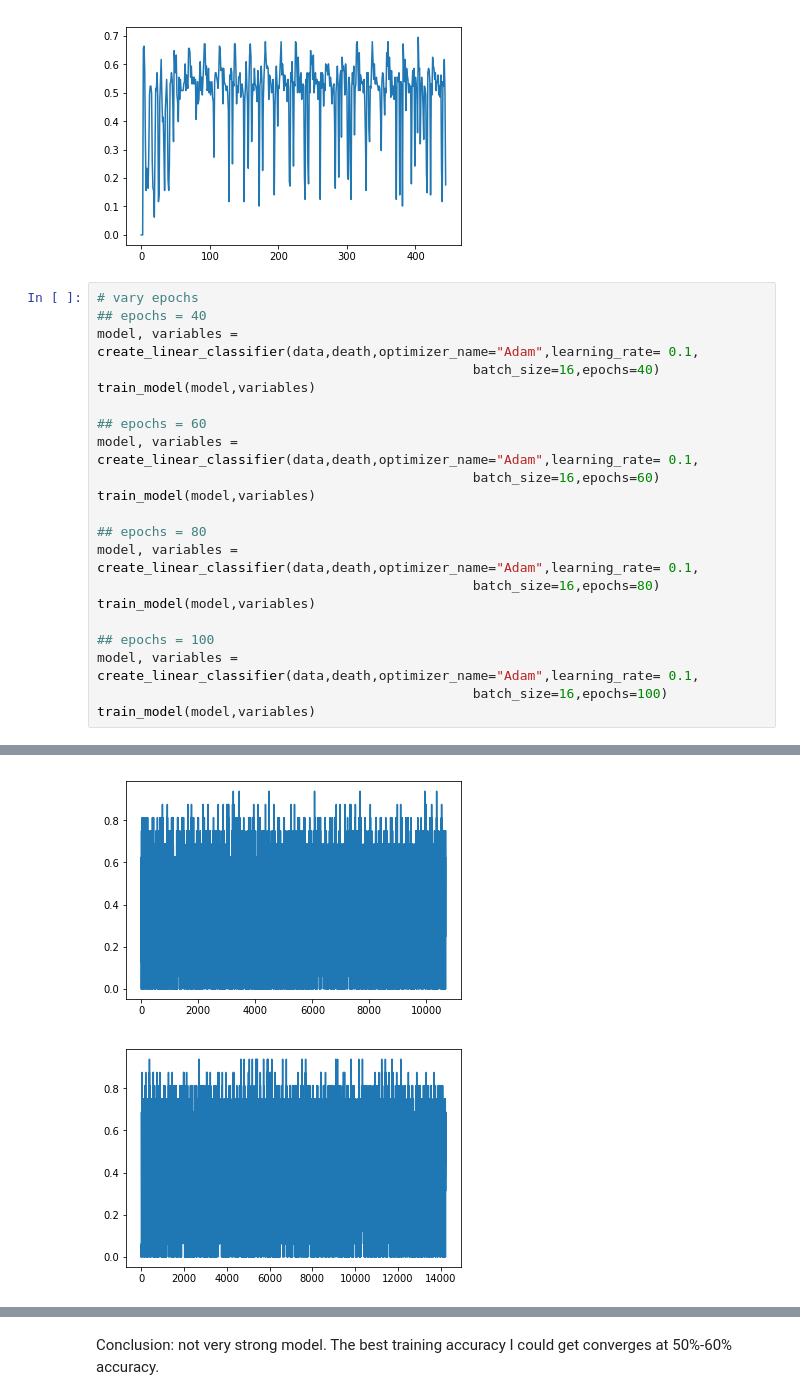
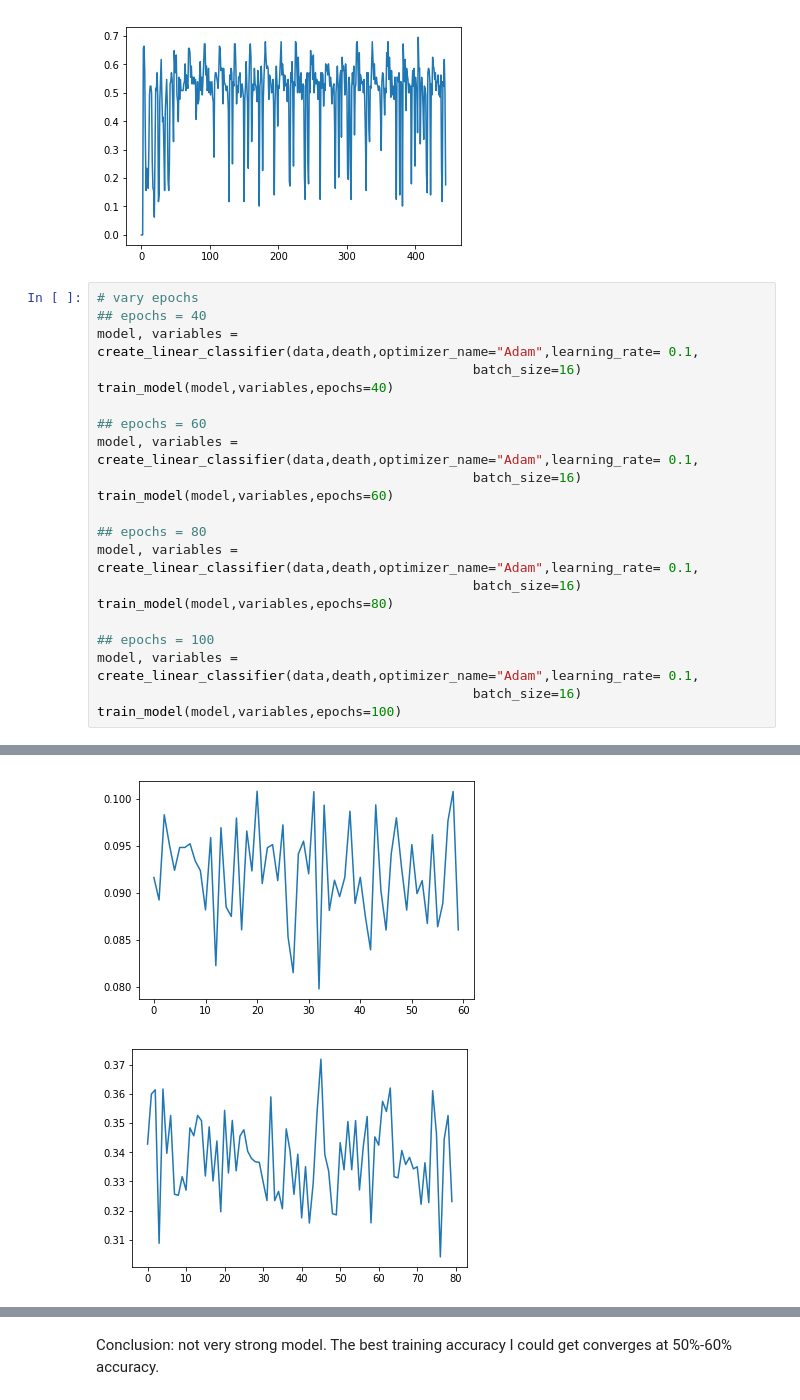
Before and after one commit to noushinquazi/Accidental-Death-ML, a Jupyter notebook: linear_training.ipynb, the cells around one changed output, grey strips where cells are left out. Drawn from its saved outputs; the diff is of its cells as text.

```diff
--- a/linear_training.ipynb
+++ b/linear_training.ipynb
@@ -63,21 +61,21 @@ train_model(model,variables)
 # vary epochs
 ## epochs = 40
 model, variables = create_linear_classifier(data,death,optimizer_name="Adam",learning_rate= 0.1,
-                                                batch_size=16,epochs=40)
-train_model(model,variables)
+                                                batch_size=16)
+train_model(model,variables,epochs=40)
 
 ## epochs = 60
 model, variables = create_linear_classifier(data,death,optimizer_name="Adam",learning_rate= 0.1,
-                                                batch_size=16,epochs=60)
-train_model(model,variables)
+                                                batch_size=16)
+train_model(model,variables,epochs=60)
 
 ## epochs = 80
 model, variables = create_linear_classifier(data,death,optimizer_name="Adam",learning_rate= 0.1,
-                                                batch_size=16,epochs=80)
-train_model(model,variables)
+                                                batch_size=16)
+train_model(model,variables,epochs=80)
 
 ## epochs = 100
 model, variables = create_linear_classifier(data,death,optimizer_name="Adam",learning_rate= 0.1,
-                                                batch_size=16,epochs=100)
-train_model(model,variables)
+                                                batch_size=16)
+train_model(model,variables,epochs=100)
 # %% [output]
@@ -85,2 +83,2 @@ train_model(model,variables)
-[figure, old version]
+[figure, new version]
-[figure, old version]
+[figure, new version]
```
Also changed, not shown: parts of 6 cells of this notebook, 2 other files.
